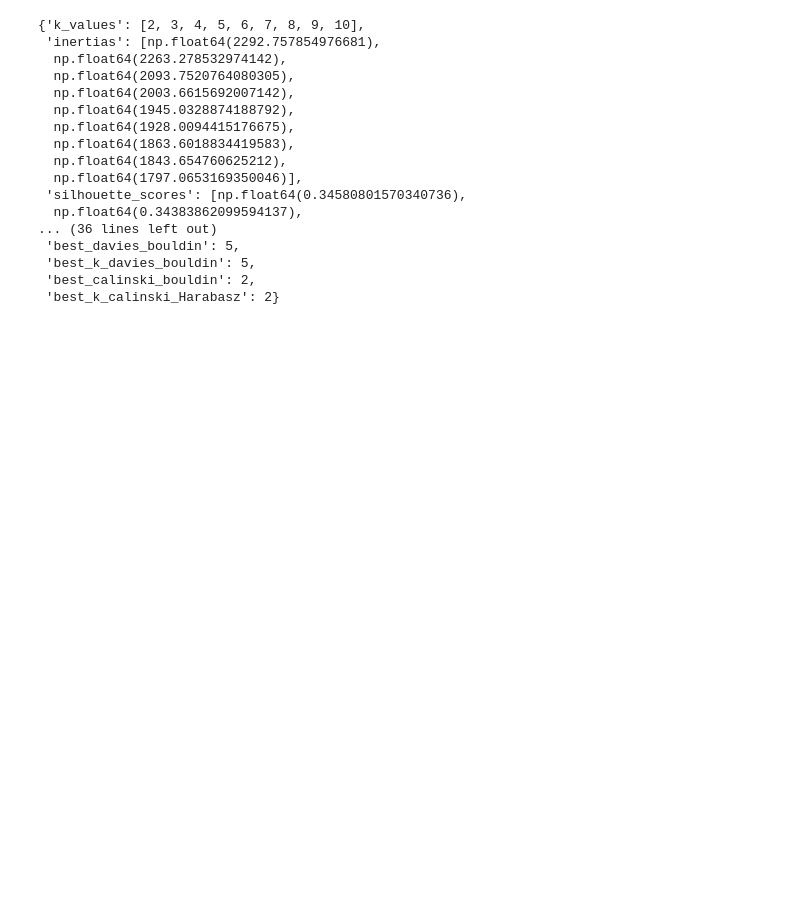
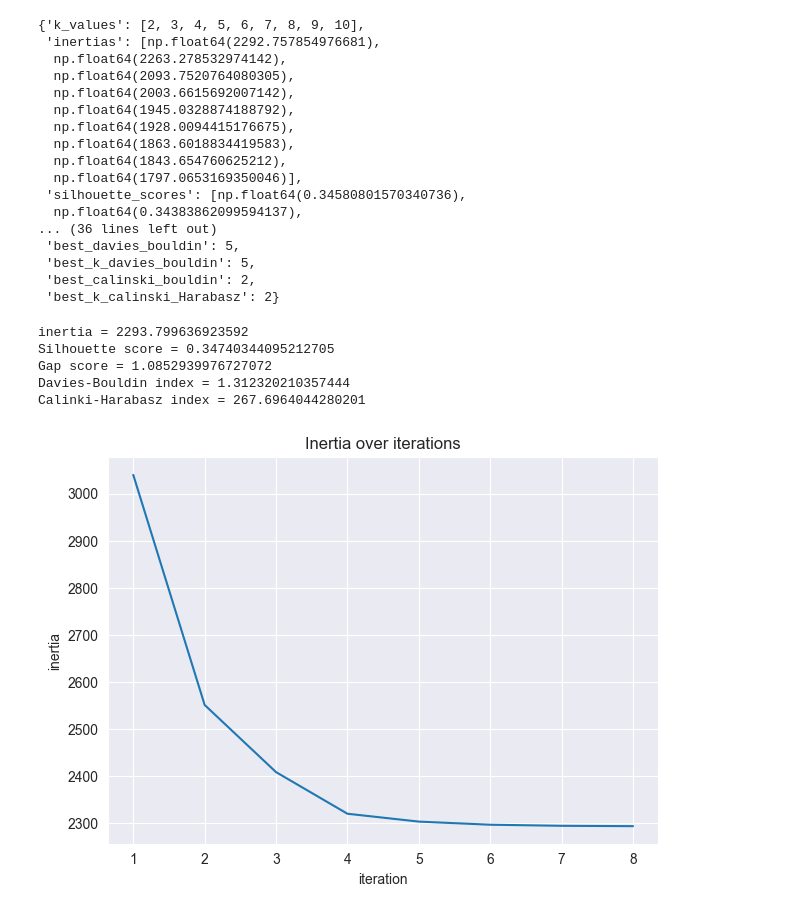
Before and after one commit to minareda417/Unsupervised-learning, a Jupyter notebook: k-means/kmeans.ipynb, the cells around one changed output. Saved outputs shown, nothing was run; the diff lists cells and outputs as text; code cells hidden in the pictures; blank space fills up the shorter version.

```diff
--- a/k-means/kmeans.ipynb
+++ b/k-means/kmeans.ipynb
@@ -36,3 +36,12 @@ Check the Elbow plot for visual inflection point
  'best_k_davies_bouldin': 5,
  'best_calinski_bouldin': 2,
  'best_k_calinski_Harabasz': 2}
+# %%
+clusters2, centroids2, results2 = kmeans.fit(2, plot_metrics=True)
+# %% [output]
+inertia = 2293.799636923592
+Silhouette score = 0.34740344095212705
+Gap score = 1.0852939976727072
+Davies-Bouldin index = 1.312320210357444
+Calinki-Harabasz index = 267.6964044280201
+[figure, added]
```
Also changed, not shown: parts of 13 cells of this notebook, 1 other file.
